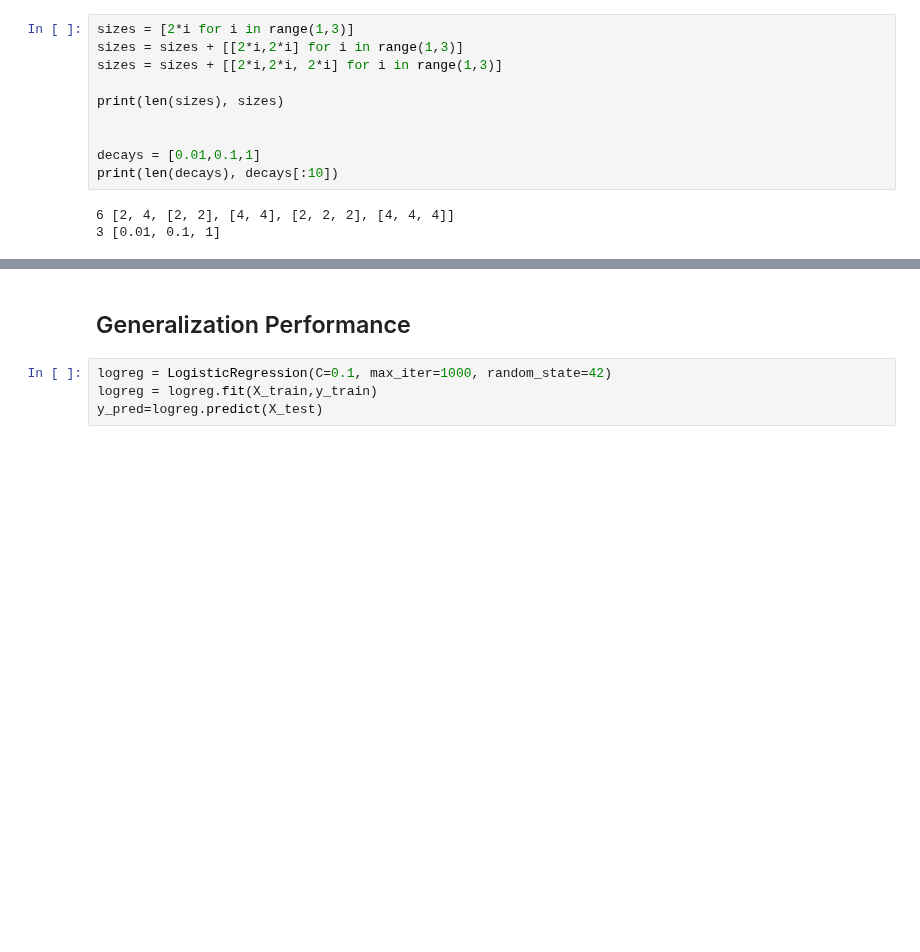
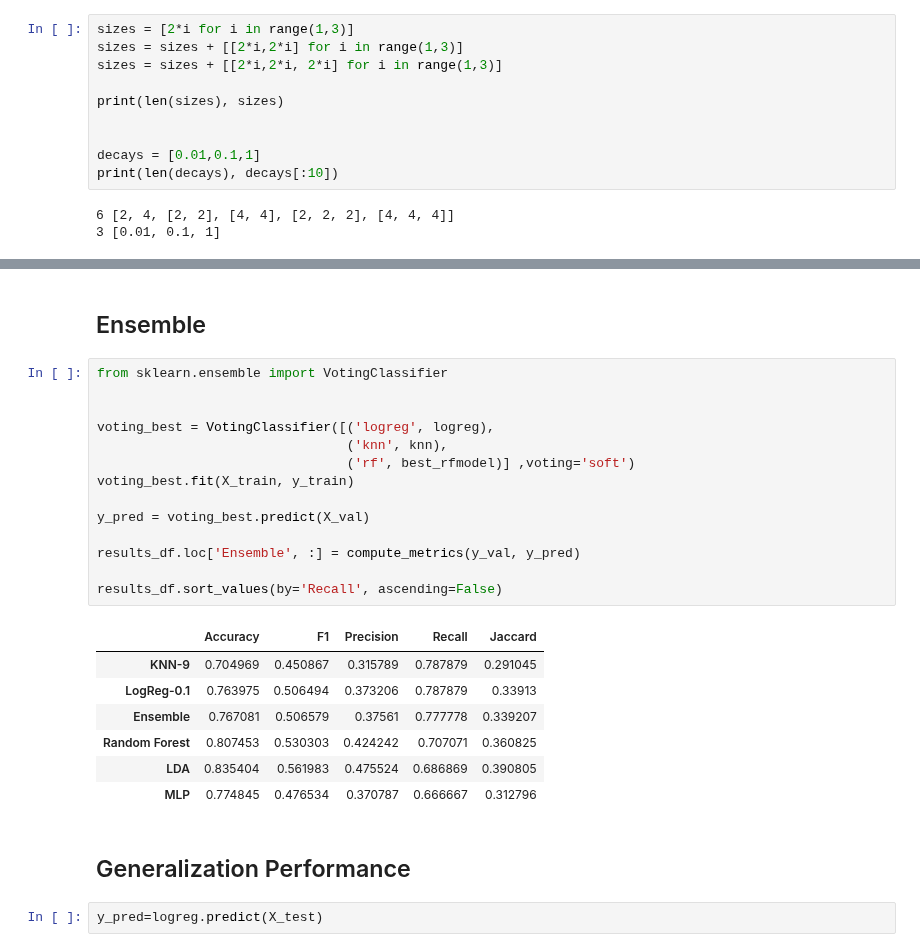
Before and after one commit to zivkovicbogdana/breast-cancer-prediction, a Jupyter notebook: analysis.ipynb, the cells around one changed output, grey strips where cells are left out. Cells and saved outputs as stored; diff of their text form; blank space fills up the shorter version.

Commit message:
Added ensemble

```diff
--- a/analysis.ipynb
+++ b/analysis.ipynb
@@ -492,10 +506,32 @@ confusion(y_val, y_pred_mlp)
 | 1 | 33 | 66 |
+# %% [markdown]
+## Ensemble
+# %%
+from sklearn.ensemble import VotingClassifier
+
+
+voting_best = VotingClassifier([('logreg', logreg),
+                                ('knn', knn),
+                                ('rf', best_rfmodel)] ,voting='soft')
+voting_best.fit(X_train, y_train)
+
+y_pred = voting_best.predict(X_val)
+
+results_df.loc['Ensemble', :] = compute_metrics(y_val, y_pred)
+
+results_df.sort_values(by='Recall', ascending=False)
+# %% [output]
+|  | Accuracy | F1 | Precision | Recall | Jaccard |
+| KNN-9 | 0.704969 | 0.450867 | 0.315789 | 0.787879 | 0.291045 |
+| LogReg-0.1 | 0.763975 | 0.506494 | 0.373206 | 0.787879 | 0.33913 |
+| Ensemble | 0.767081 | 0.506579 | 0.37561 | 0.777778 | 0.339207 |
+| Random Forest | 0.807453 | 0.530303 | 0.424242 | 0.707071 | 0.360825 |
+| LDA | 0.835404 | 0.561983 | 0.475524 | 0.686869 | 0.390805 |
+| MLP | 0.774845 | 0.476534 | 0.370787 | 0.666667 | 0.312796 |
 # %% [markdown]
 ## Generalization Performance
-# %%
-logreg = LogisticRegression(C=0.1, max_iter=1000, random_state=42)
-logreg = logreg.fit(X_train,y_train)
-y_pred=logreg.predict(X_test)
+# %%
+y_pred=logreg.predict(X_test)
 # %%
 print('accuracy_score: ',accuracy_score(y_test,y_pred))
 print('recall_score: ',recall_score(y_test,y_pred))
```
Also changed, not shown: parts of 19 cells of this notebook.
